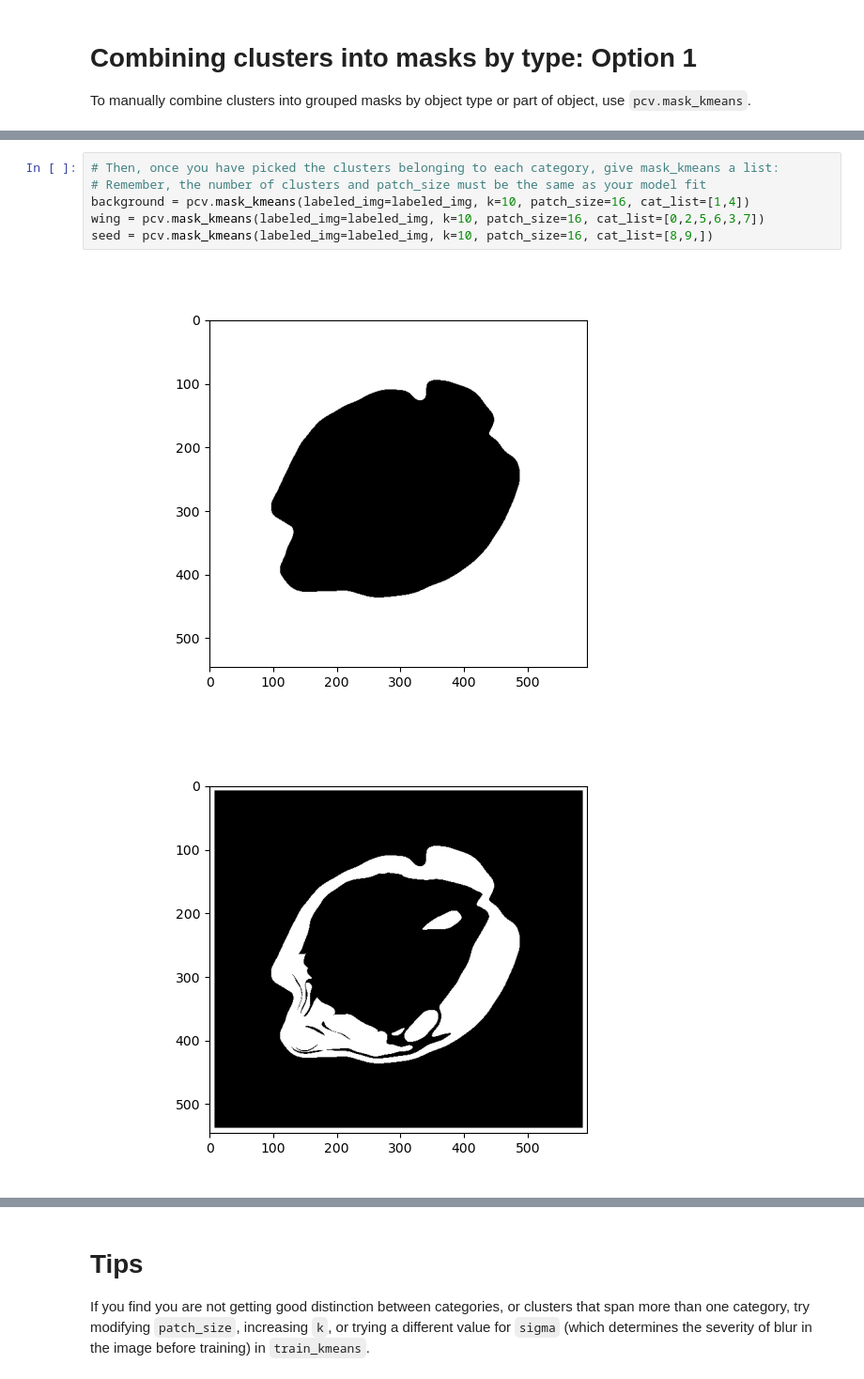
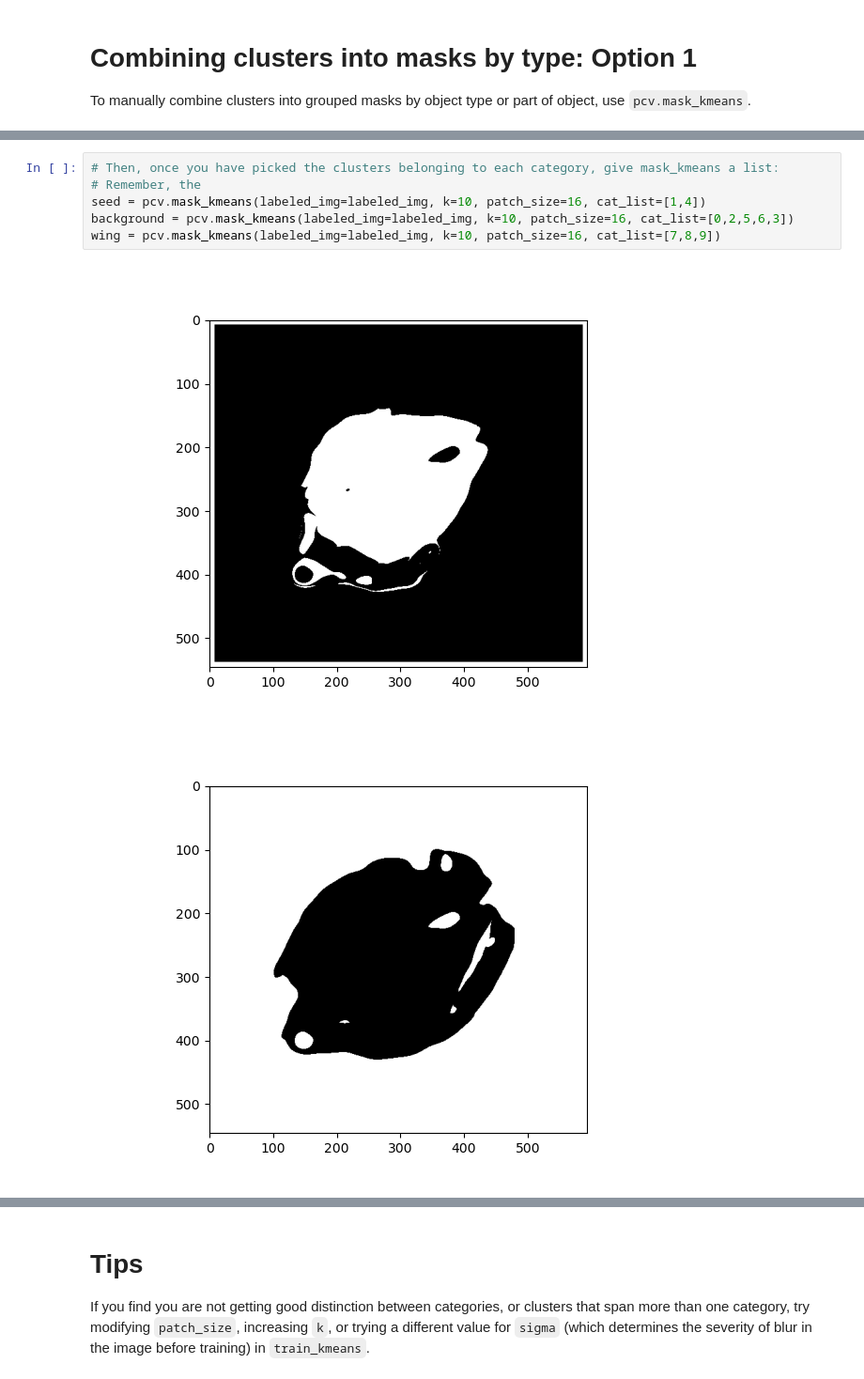
Before and after one commit to danforthcenter/plantcv-tutorial-kmeans-clustering, a Jupyter notebook: index.ipynb, the cells around one changed output, grey strips where cells are left out. Shown at 94% size. Saved outputs shown, nothing was run; the diff lists cells and outputs as text.

```diff
--- a/index.ipynb
+++ b/index.ipynb
@@ -119,10 +119,10 @@ pcv.mask_kmeans(labeled_img=labeled_img, k=10, patch_size=16)
         [1, 1, 1, ..., 1, 1, 1]])}
 # %%
 # Then, once you have picked the clusters belonging to each category, give mask_kmeans a list:
-# Remember, the number of clusters and patch_size must be the same as your model fit
-background = pcv.mask_kmeans(labeled_img=labeled_img, k=10, patch_size=16, cat_list=[1,4])
-wing = pcv.mask_kmeans(labeled_img=labeled_img, k=10, patch_size=16, cat_list=[0,2,5,6,3,7])
-seed = pcv.mask_kmeans(labeled_img=labeled_img, k=10, patch_size=16, cat_list=[8,9,])
+# Remember, the
+seed = pcv.mask_kmeans(labeled_img=labeled_img, k=10, patch_size=16, cat_list=[1,4])
+background = pcv.mask_kmeans(labeled_img=labeled_img, k=10, patch_size=16, cat_list=[0,2,5,6,3])
+wing = pcv.mask_kmeans(labeled_img=labeled_img, k=10, patch_size=16, cat_list=[7,8,9])
 # %% [output]
-[figure, old version]
+[figure, new version]
-[figure, old version]
+[figure, new version]
```
Also changed, not shown: parts of 10 cells of this notebook, 1 other file.
